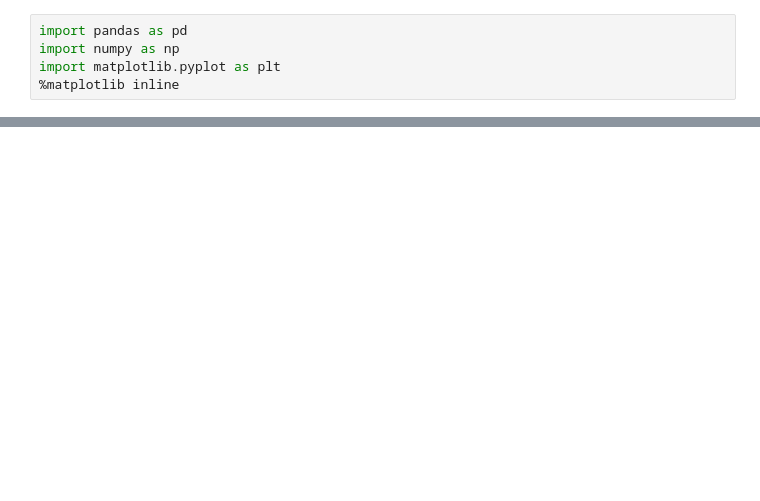
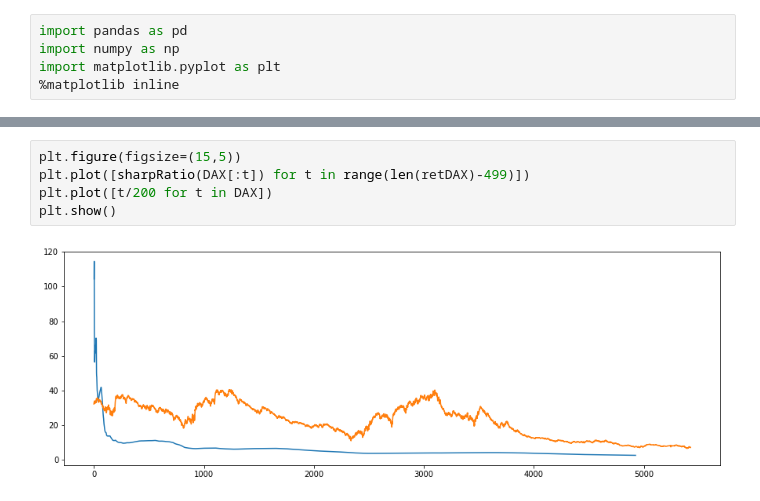
Before and after one commit to FRTP/Algorithms, a Jupyter notebook: src/main.ipynb, the cells around one changed output, grey strips where cells are left out. Saved outputs shown, nothing was run; the diff lists cells and outputs as text; blank space fills up the shorter version.

```diff
--- a/src/main.ipynb
+++ b/src/main.ipynb
@@ -77,0 +52,7 @@ list(map(lambda x: float(x), tmp[:102].split()))
+# %%
+plt.figure(figsize=(15,5))
+plt.plot([sharpRatio(DAX[:t]) for t in range(len(retDAX)-499)])
+plt.plot([t/200 for t in DAX])
+plt.show()
+# %% [output]
+[figure, added]
```
Also changed, not shown: parts of 7 cells of this notebook, 5 other files.
